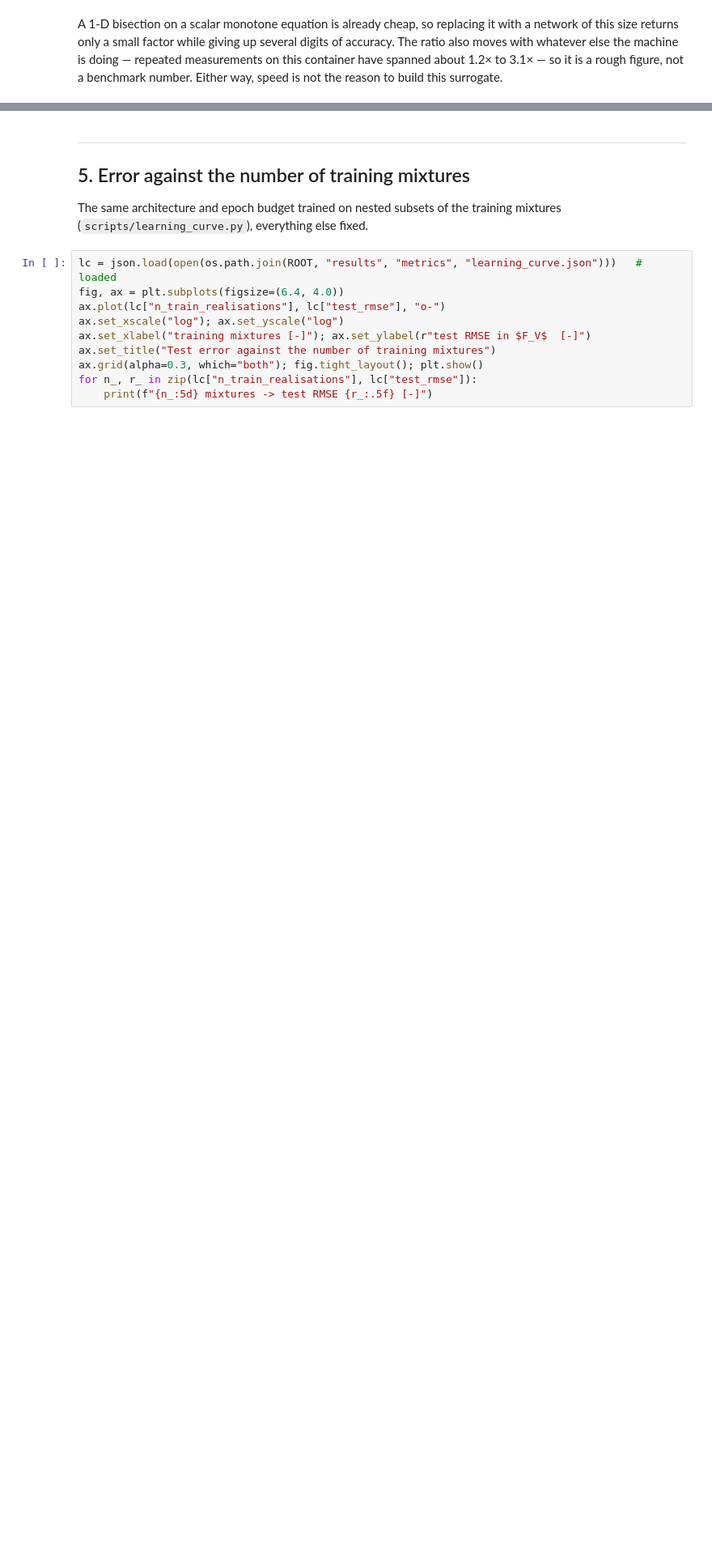
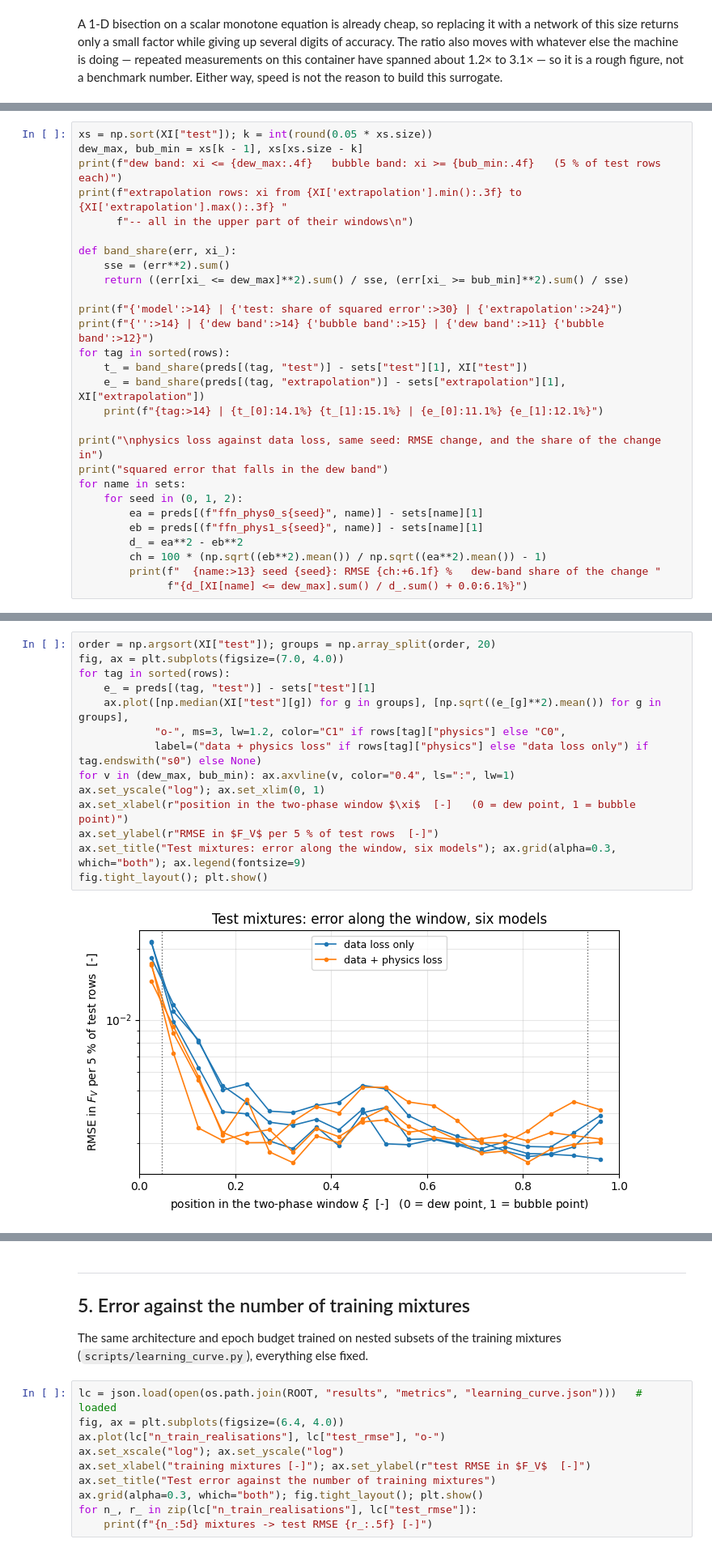
Before and after one commit to abdelghafarfouda/manchester-msc-projects, a Jupyter notebook: properties-of-subsurface-fluids/Subsurface_DL_Project/notebooks/flash_surrogate.ipynb, the cells around one changed output, grey strips where cells are left out. Shown at 81% size. Drawn from its saved outputs; the diff is of its cells as text; blank space fills up the shorter version.

```diff
--- a/properties-of-subsurface-fluids/Subsurface_DL_Project/notebooks/flash_surrogate.ipynb
+++ b/properties-of-subsurface-fluids/Subsurface_DL_Project/notebooks/flash_surrogate.ipynb
@@ -640,0 +673,28 @@ speed is not the reason to build this surrogate.
+# %%
+xs = np.sort(XI["test"]); k = int(round(0.05 * xs.size))
+dew_max, bub_min = xs[k - 1], xs[xs.size - k]
+print(f"dew band: xi <= {dew_max:.4f}   bubble band: xi >= {bub_min:.4f}   (5 % of test rows each)")
+print(f"extrapolation rows: xi from {XI['extrapolation'].min():.3f} to {XI['extrapolation'].max():.3f} "
+      f"-- all in the upper part of their windows\n")
+
+def band_share(err, xi_):
+    sse = (err**2).sum()
+    return ((err[xi_ <= dew_max]**2).sum() / sse, (err[xi_ >= bub_min]**2).sum() / sse)
+
+print(f"{'model':>14} | {'test: share of squared error':>30} | {'extrapolation':>24}")
+print(f"{'':>14} | {'dew band':>14} {'bubble band':>15} | {'dew band':>11} {'bubble band':>12}")
+for tag in sorted(rows):
+    t_ = band_share(preds[(tag, "test")] - sets["test"][1], XI["test"])
+    e_ = band_share(preds[(tag, "extrapolation")] - sets["extrapolation"][1], XI["extrapolation"])
+    print(f"{tag:>14} | {t_[0]:14.1%} {t_[1]:15.1%} | {e_[0]:11.1%} {e_[1]:12.1%}")
+
+print("\nphysics loss against data loss, same seed: RMSE change, and the share of the change in")
+print("squared error that falls in the dew band")
+for name in sets:
+    for seed in (0, 1, 2):
+        ea = preds[(f"ffn_phys0_s{seed}", name)] - sets[name][1]
+        eb = preds[(f"ffn_phys1_s{seed}", name)] - sets[name][1]
+        d_ = ea**2 - eb**2
+        ch = 100 * (np.sqrt((eb**2).mean()) / np.sqrt((ea**2).mean()) - 1)
+        print(f"  {name:>13} seed {seed}: RMSE {ch:+6.1f} %   dew-band share of the change "
+              f"{d_[XI[name] <= dew_max].sum() / d_.sum() + 0.0:6.1%}")
@@ -640,0 +722,16 @@ speed is not the reason to build this surrogate.
+# %%
+order = np.argsort(XI["test"]); groups = np.array_split(order, 20)
+fig, ax = plt.subplots(figsize=(7.0, 4.0))
+for tag in sorted(rows):
+    e_ = preds[(tag, "test")] - sets["test"][1]
+    ax.plot([np.median(XI["test"][g]) for g in groups], [np.sqrt((e_[g]**2).mean()) for g in groups],
+            "o-", ms=3, lw=1.2, color="C1" if rows[tag]["physics"] else "C0",
+            label=("data + physics loss" if rows[tag]["physics"] else "data loss only") if tag.endswith("s0") else None)
+for v in (dew_max, bub_min): ax.axvline(v, color="0.4", ls=":", lw=1)
+ax.set_yscale("log"); ax.set_xlim(0, 1)
+ax.set_xlabel(r"position in the two-phase window $\xi$  [-]   (0 = dew point, 1 = bubble point)")
+ax.set_ylabel(r"RMSE in $F_V$ per 5 % of test rows  [-]")
+ax.set_title("Test mixtures: error along the window, six models"); ax.grid(alpha=0.3, which="both"); ax.legend(fontsize=9)
+fig.tight_layout(); plt.show()
+# %% [output]
+[figure, added]
```
Also changed, not shown: parts of 17 cells of this notebook, 10 other files.
